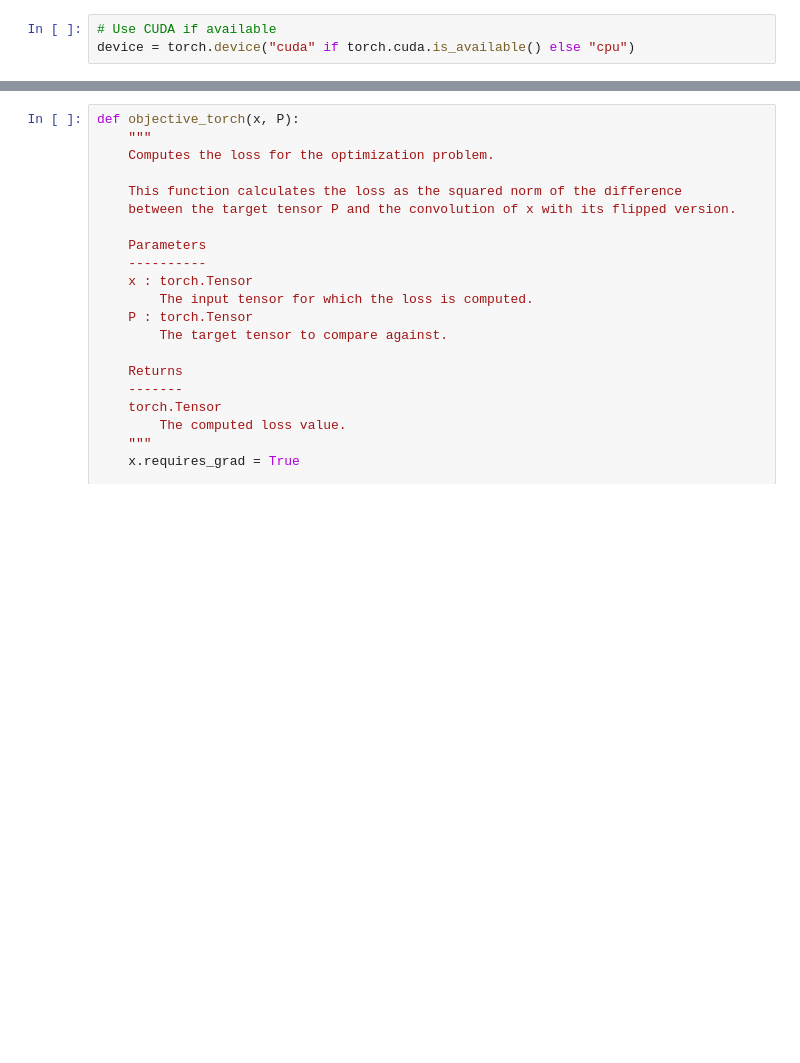
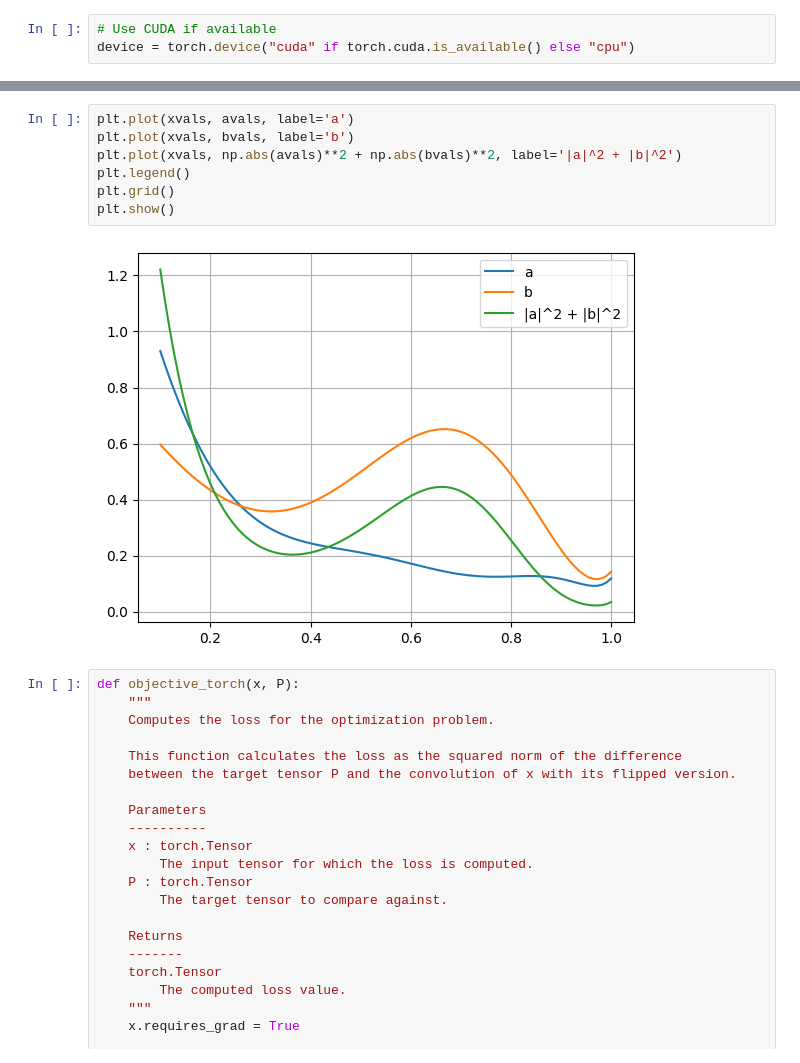
Before and after one commit to qsppack/pyqsppack, a Jupyter notebook: quartic_opt.ipynb, the cells around one changed output, grey strips where cells are left out. Saved outputs shown, nothing was run; the diff lists cells and outputs as text; blank space fills up the shorter version.

```diff
--- a/quartic_opt.ipynb
+++ b/quartic_opt.ipynb
@@ -101,3 +107,12 @@ print("-----------------------------------------------------")
+# %%
+plt.plot(xvals, avals, label='a')
+plt.plot(xvals, bvals, label='b')
+plt.plot(xvals, np.abs(avals)**2 + np.abs(bvals)**2, label='|a|^2 + |b|^2')
+plt.legend()
+plt.grid()
+plt.show()
+# %% [output]
+[figure, added]
 # %%
 def objective_torch(x, P):
     """
```
Also changed, not shown: parts of 4 cells of this notebook.
